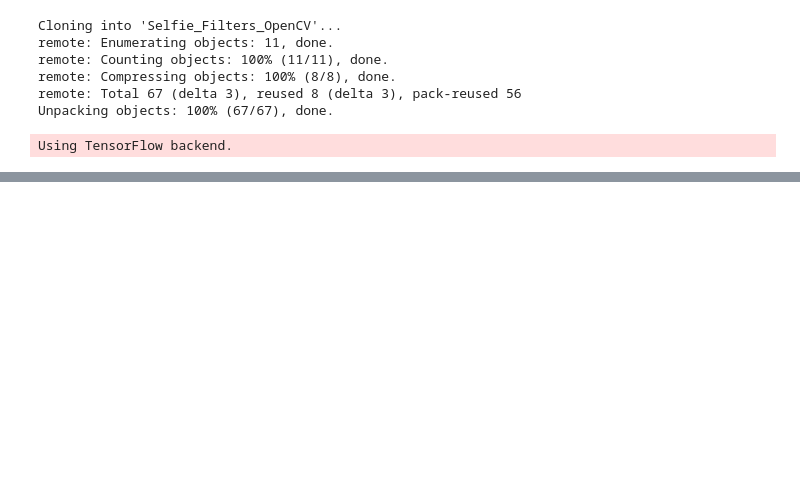
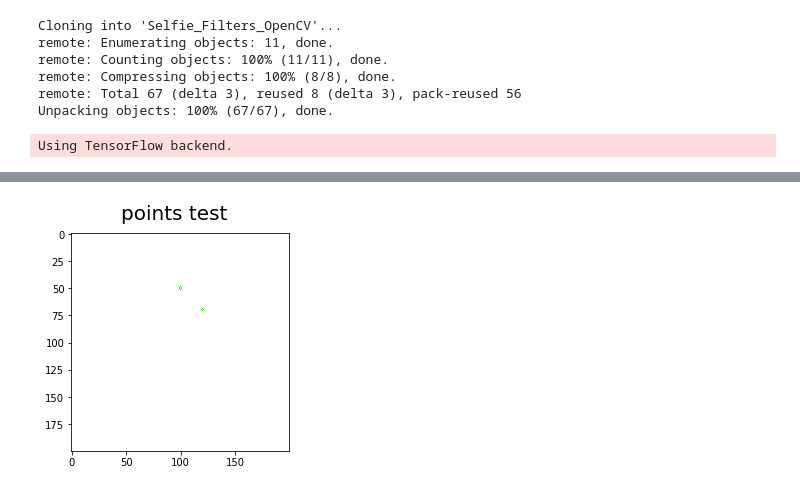
Before and after one commit to ratmcu/bois, a Jupyter notebook: bois.ipynb, the cells around one changed output, grey strips where cells are left out. Drawn from its saved outputs; the diff is of its cells as text; code cells hidden in the pictures; blank space fills up the shorter version.

```diff
--- a/bois.ipynb
+++ b/bois.ipynb
@@ -247,0 +172,88 @@ W0618 01:13:26.002593 140373306787712 deprecation_wrapper.py:119] From /usr/loca
+# %%
+import numpy as np
+import matplotlib.pyplot as plt
+import pylab
+
+
+filters = ['images/sunglasses.png', 'images/sunglasses_2.png', 'images/sunglasses_3.jpg', 'images/sunglasses_4.png', 'images/sunglasses_5.jpg', 'images/sunglasses_6.png']
+filters = ['Selfie_Filters_OpenCV/'+filter for filter in filters]
+filterIndex = 0
+
+figure = pylab.figure()
+figure.suptitle('points test', fontsize=20)
+# detected_eyes = [(100, 50), (120, 70)]
+detected_eyes = [(100, 50), (120, 70)]
+original_eyes = [(40, 30), (140, 30)]
+# original_eyes = [(40, 30), (140, 30)]
+
+size = 200, 200, 3
+m = np.ones(size, dtype=np.uint8)*255
+# m = cv2.cvtColor(m, cv2.COLOR_RGB2RGBA)
+# print(m.shape)
+# cv2.circle(m, (20,50), 1, (0,255,0), 1)
+sunglasses = cv2.imread(filters[filterIndex], cv2.IMREAD_UNCHANGED)
+# figure = pylab.figure()
+# figure.suptitle('++++', fontsize=20)
+cv2.circle(m, detected_eyes[0], 1, (0,255,0), 1)
+cv2.circle(m,  detected_eyes[1], 1, (0,255,0), 1)
+pylab.imshow(m[:,:,:3])
+# figure = pylab.figure()
+# figure.suptitle('----', fontsize=20)
+cv2.circle(sunglasses,  original_eyes[0], 1, (0,255,0), -1)
+# cv2.circle(sunglasses, (20, 20), 5, (255,0,0), -1)
+
+# pylab.imshow(sunglasses)
+
+# angle = -(math.atan((points[1][1]-points[0][1])/(points[1][0]-points[0][0]))*(180))/math.pi
+scale = math.sqrt((detected_eyes[1][1]-detected_eyes[0][1])*(detected_eyes[1][1]-detected_eyes[0][1]) +
+                  (detected_eyes[1][0]-detected_eyes[0][0])*(detected_eyes[1][0]-detected_eyes[0][0]))/math.sqrt((original_eyes[1][1]-original_eyes[0][1])*(original_eyes[1][1]-original_eyes[0][1]) +
+                  ((original_eyes[1][0]-original_eyes[0][0])*(original_eyes[1][0]-original_eyes[0][0])))
+angle = (math.atan2((detected_eyes[0][1]-detected_eyes[1][1]), -(detected_eyes[0][0]-detected_eyes[1][0]))*(180))/math.pi
+rows, cols, channels = sunglasses.shape
+# print(rows, cols, channels)
+dr = rows - original_eyes[0][1]
+dc = cols - original_eyes[0][0]
+hyp = int(math.sqrt(dr*dr + dc*dc))
+# print(rows, cols, hyp)
+top    = int(hyp-original_eyes[0][0])  #
+bottom = int(hyp-rows+original_eyes[0][1])
+left   = int(hyp-original_eyes[0][1])  # shape[1] = cols
+right  = int(hyp-(cols-original_eyes[0][0]))
+print(scale)
+value = [0, 0, 0]
+borderType = cv2.BORDER_CONSTANT
+sunglass_resized = cv2.copyMakeBorder(sunglasses, top, bottom, left, right, borderType, None, value)
+# figure = pylab.figure()
+# figure.suptitle('bordered', fontsize=20)
+# pylab.imshow(sunglass_resized)
+bordered_dim = sunglass_resized.shape
+M = cv2.getRotationMatrix2D((original_eyes[0][0]+left,original_eyes[0][1]+top), angle, 1)
+sunglass_resized = cv2.warpAffine(sunglass_resized, M, (int(bordered_dim[1]), int(bordered_dim[0])))
+sunglass_width = int((bordered_dim[0])*scale)
+sunglass_height = int((bordered_dim[1])*scale)
+sunglass_resized = cv2.resize(sunglass_resized, (sunglass_width, sunglass_height), interpolation = cv2.INTER_CUBIC)
+# print(sunglass_resized.shape)
+# figure = pylab.figure()
+# figure.suptitle('resized', fontsize=20)
+# cv2.circle(sunglass_resized, (int(original_eyes[0][0]), int(original_eyes[0][1])), 1, (0,0,255), 1)
+# cv2.circle(sunglass_resized, (20, 20), 1, (0,0,255), 1)
+new_eyes = original_eyes.copy()
+# print(new_eyes[0][0])
+new_eyes[0] = list(new_eyes[0])
+new_eyes[1] = list(new_eyes[1])
+new_eyes[0][0] = original_eyes[0][0]+top
+new_eyes[0][1] = original_eyes[0][1]+left
+cv2.circle(sunglass_resized,  (int(new_eyes[0][0]*scale), int(new_eyes[0][1]*scale)), 1, (255,0,0), -1)
+# pylab.imshow(sunglass_resized)
+transparent_region = sunglass_resized[:,:,:3] != 0
+#adding the sunglasses to the face
+start_point_row = int(detected_eyes[0][1]-int(new_eyes[0][1]*scale))
+start_point_col = int(detected_eyes[0][0]-int(new_eyes[0][0]*scale))
+m[start_point_row:start_point_row+sunglass_height,
+                   start_point_col:start_point_col+sunglass_width,:][transparent_region] = sunglass_resized[:,:,:3][transparent_region]
+cv2.circle(m, detected_eyes[0], 1, (0,255,0), 1)
+cv2.circle(m,  detected_eyes[1], 1, (0,255,0), 1)
+figure = pylab.figure()
+figure.suptitle('final', fontsize=20)
+pylab.imshow(m)
+# %% [output]
@@ -247,0 +262 @@ W0618 01:13:26.002593 140373306787712 deprecation_wrapper.py:119] From /usr/loca
+[figure, added]
```
Also changed, not shown: parts of 4 cells of this notebook.
